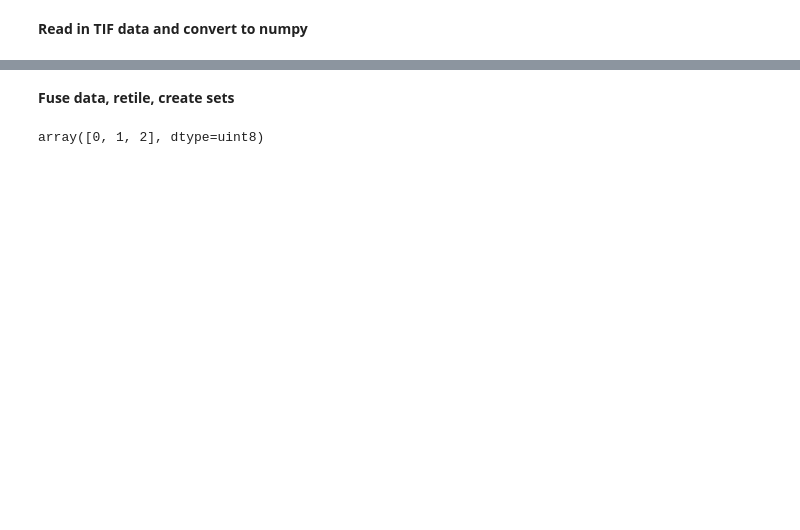
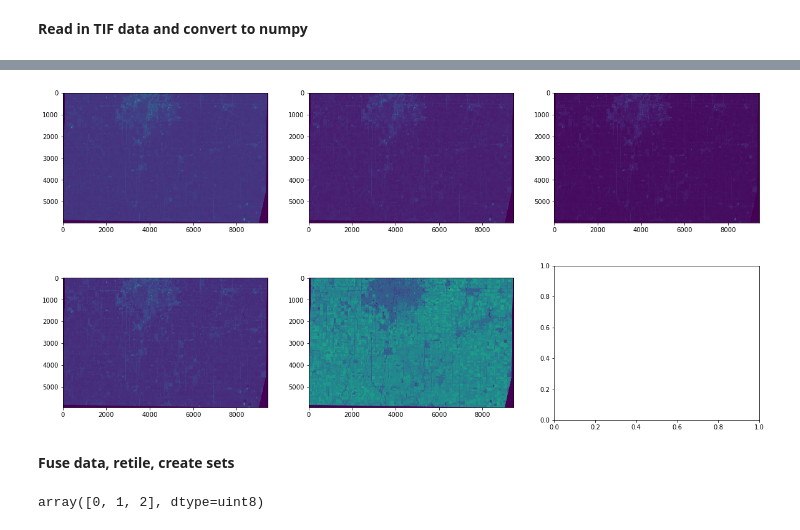
Before and after one commit to adamy03/crop_classification, a Jupyter notebook: data_generation.ipynb, the cells around one changed output, grey strips where cells are left out. Saved outputs shown, nothing was run; the diff lists cells and outputs as text; code cells hidden in the pictures; blank space fills up the shorter version.

```diff
--- a/data_generation.ipynb
+++ b/data_generation.ipynb
@@ -21,3 +26,11 @@ for band in range(6):
+# %%
+south = np.array(ras.open('./data/raw/20130824_RE3_3A_Analytic_Champaign_south.tif').read())
+fig, ax = plt.subplots(2, 3, figsize=(20, 10))
+
+for band in range(5):
+    ax[band//3][band%3].imshow(south[band])
+# %% [output]
+[figure, added]
 # %% [markdown]
 **Fuse data, retile, create sets**
 # %%
```
Also changed, not shown: parts of 11 cells of this notebook, 1 other file.
